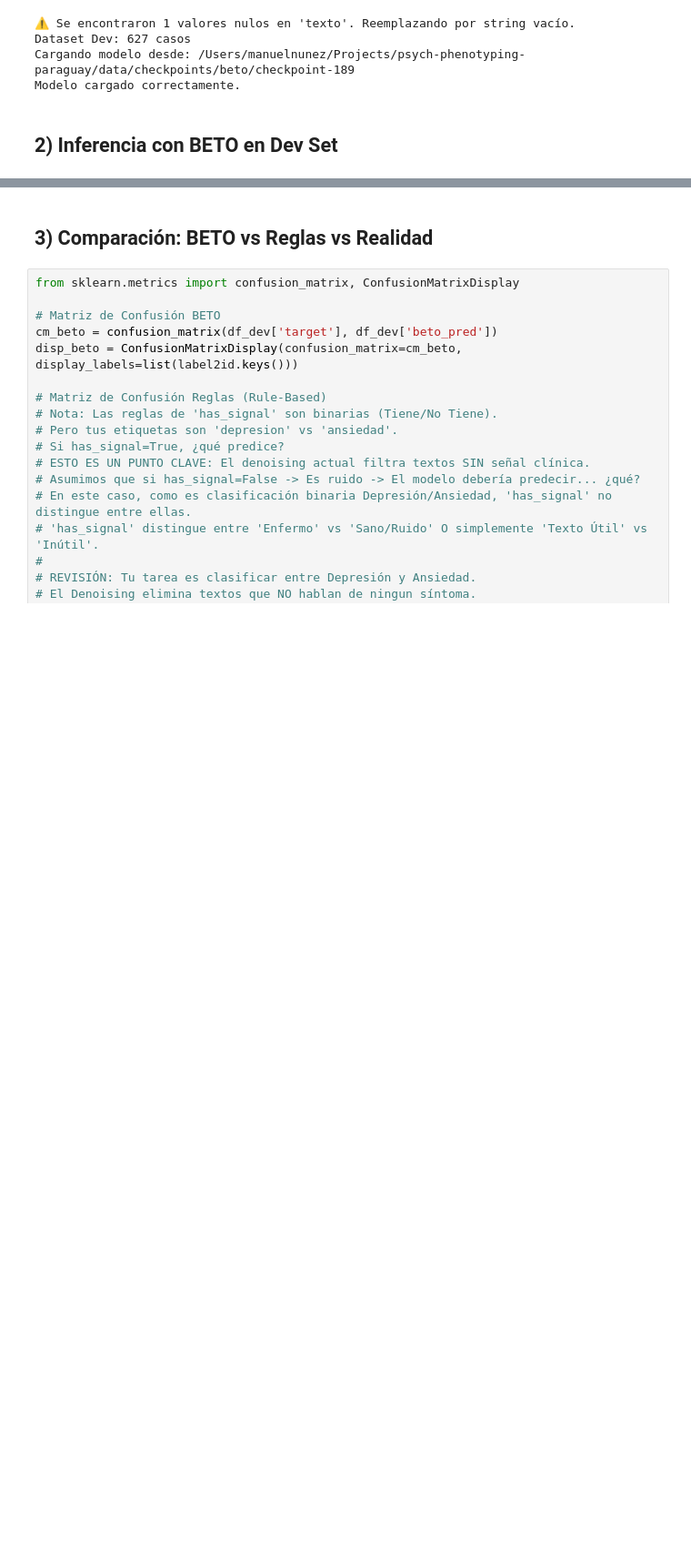
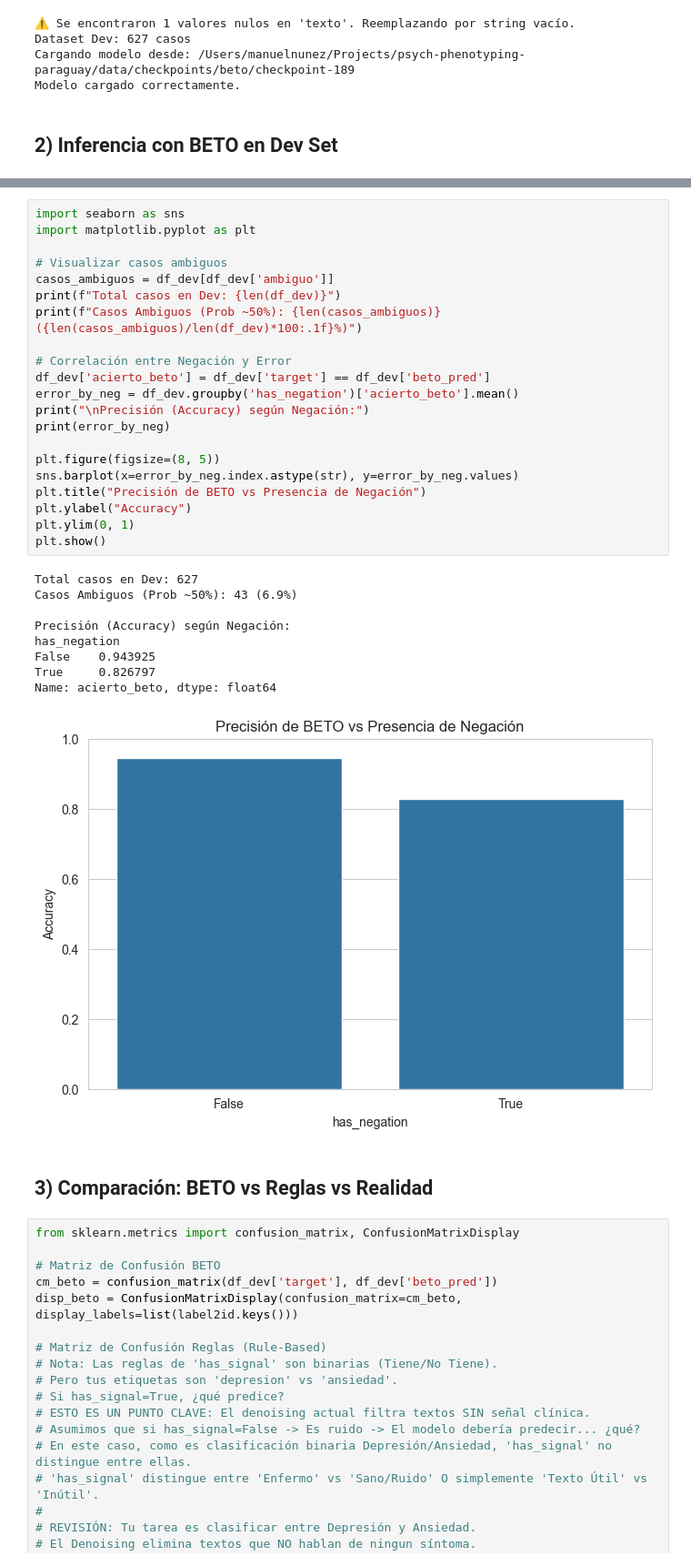
Before and after one commit to manununhez/psych-phenotyping-paraguay, a Jupyter notebook: notebooks/06_error_analysis.ipynb, the cells around one changed output, grey strips where cells are left out. Shown at 91% size. Drawn from its saved outputs; the diff is of its cells as text; blank space fills up the shorter version.

Commit message:
feat: Add linguistic features and comorbidity analysis to the error analysis notebook and create a new notebook for linguistic feature exploration.

```diff
--- a/notebooks/06_error_analysis.ipynb
+++ b/notebooks/06_error_analysis.ipynb
@@ -124,3 +128,34 @@ Inferencia completada.
+# %%
+import seaborn as sns
+import matplotlib.pyplot as plt
+
+# Visualizar casos ambiguos
+casos_ambiguos = df_dev[df_dev['ambiguo']]
+print(f"Total casos en Dev: {len(df_dev)}")
+print(f"Casos Ambiguos (Prob ~50%): {len(casos_ambiguos)} ({len(casos_ambiguos)/len(df_dev)*100:.1f}%)")
+
+# Correlación entre Negación y Error
+df_dev['acierto_beto'] = df_dev['target'] == df_dev['beto_pred']
+error_by_neg = df_dev.groupby('has_negation')['acierto_beto'].mean()
+print("\nPrecisión (Accuracy) según Negación:")
+print(error_by_neg)
+
+plt.figure(figsize=(8, 5))
+sns.barplot(x=error_by_neg.index.astype(str), y=error_by_neg.values)
+plt.title("Precisión de BETO vs Presencia de Negación")
+plt.ylabel("Accuracy")
+plt.ylim(0, 1)
+plt.show()
+# %% [output]
+Total casos en Dev: 627
+Casos Ambiguos (Prob ~50%): 43 (6.9%)
+
+Precisión (Accuracy) según Negación:
+has_negation
+False    0.943925
+True     0.826797
+Name: acierto_beto, dtype: float64
+[figure, added]
 # %% [markdown]
 ## 3) Comparación: BETO vs Reglas vs Realidad
 # %%
```
Also changed, not shown: parts of 3 cells of this notebook, 1 other file.
